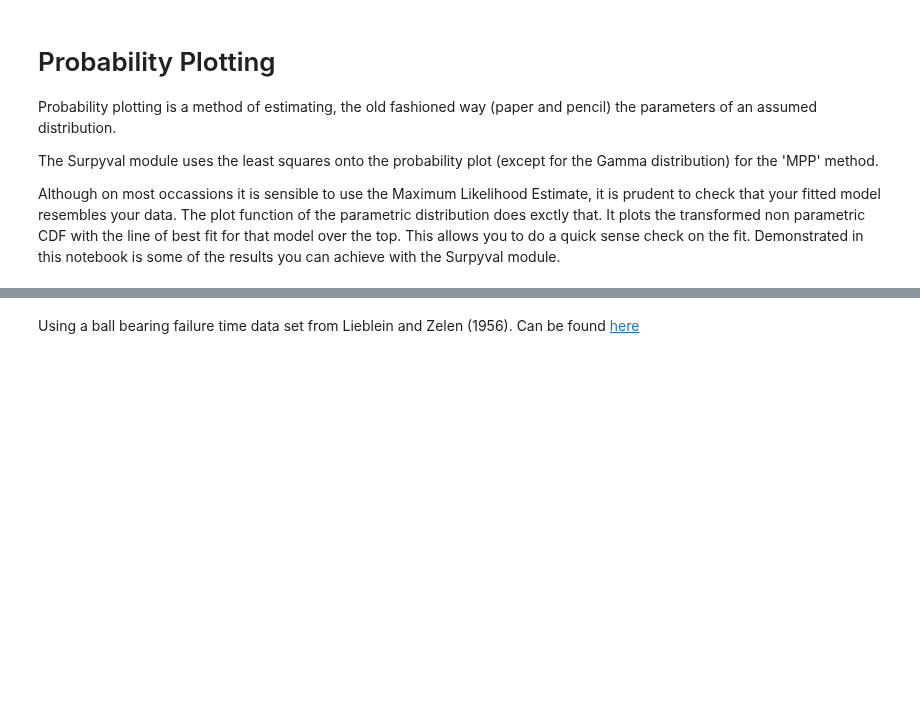
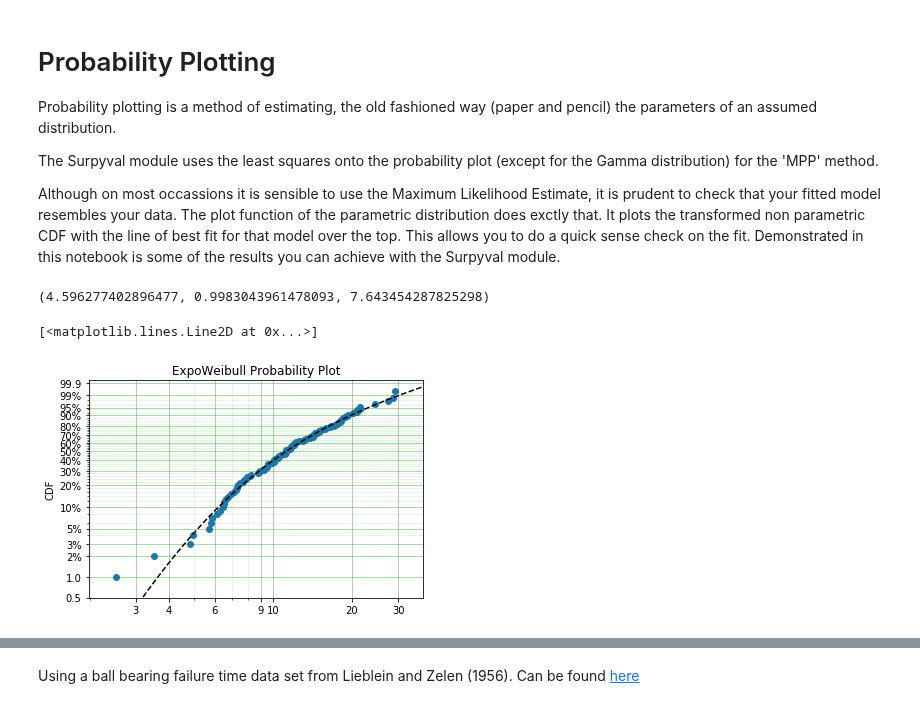
Before and after one commit to derrynknife/SurPyval, a Jupyter notebook: Probability Plotting with Surpyval.ipynb, the cells around one changed output, grey strips where cells are left out. Saved outputs shown, nothing was run; the diff lists cells and outputs as text; code cells hidden in the pictures; blank space fills up the shorter version.

```diff
--- a/Probability Plotting with Surpyval.ipynb
+++ b/Probability Plotting with Surpyval.ipynb
@@ -13,2 +15,12 @@ import matplotlib.pyplot as plt
+# %%
+model = surv.ExpoWeibull.fit(x, how='MSE', rr='x')
+model.params
+# %% [output]
+(4.596277402896477, 0.9983043961478093, 7.643454287825298)
+# %%
+model.plot('Nelson-Aalen', plot_bounds=False)
+# %% [output]
+[<matplotlib.lines.Line2D at 0x...>]
+[figure, added]
 # %%
 x = [1, 2, 3, 4, 5, 5, 6, 7, 9, 10, 14, 15, 16, 16, 17, 18]
```
Also changed, not shown: parts of 18 cells of this notebook, 8 other files.
